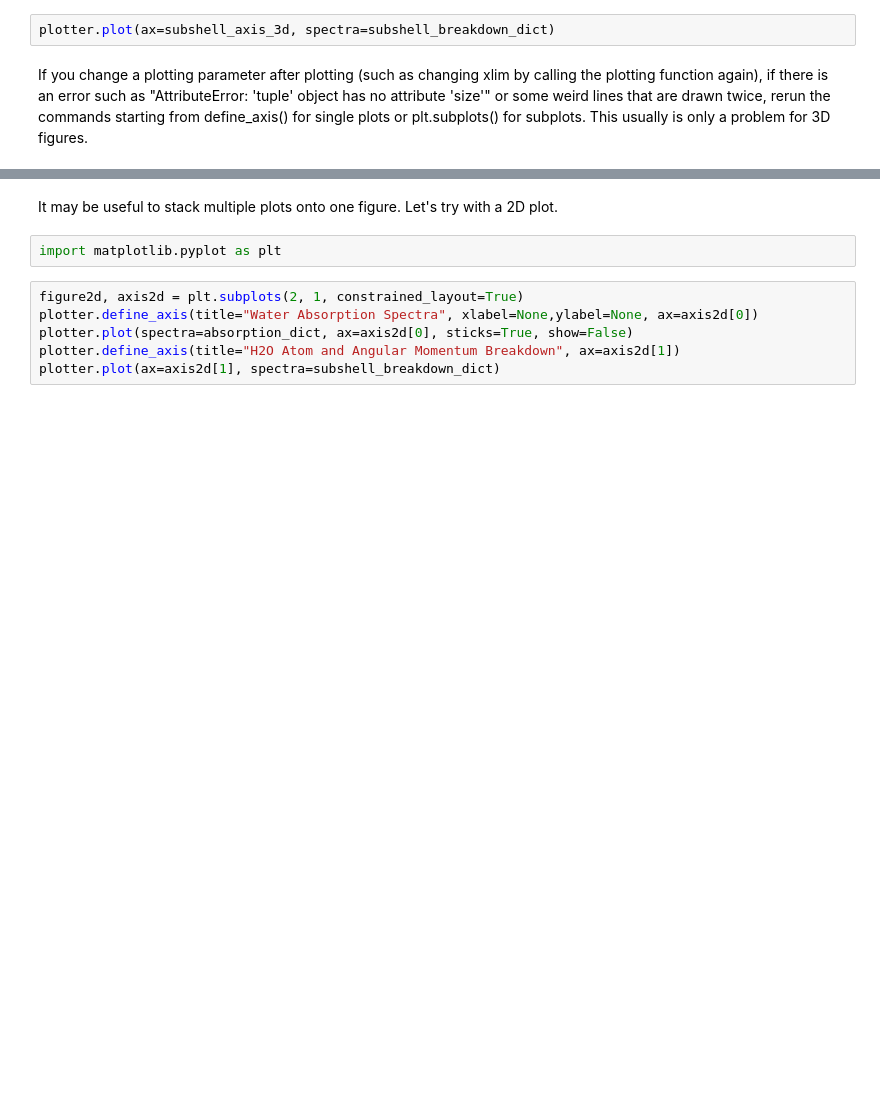
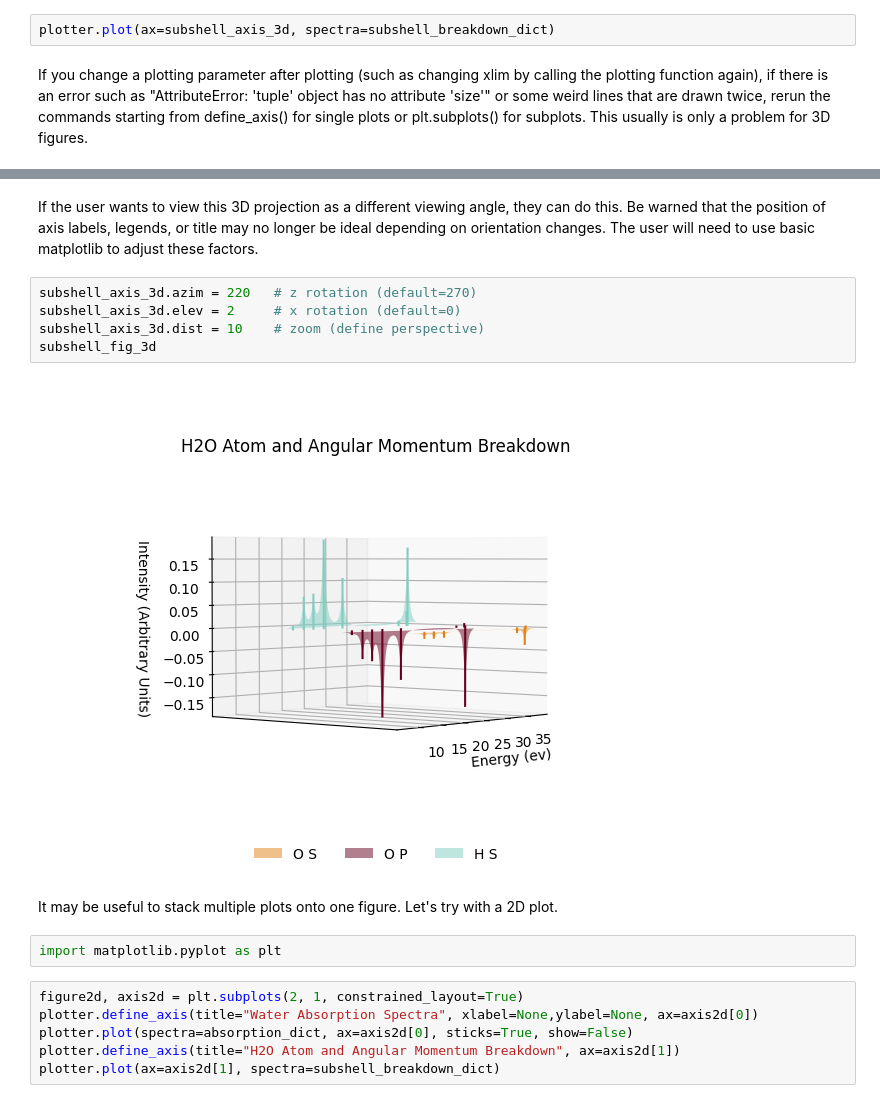
Before and after one commit to xsligroup/fasma_retro, a Jupyter notebook: transition_analysis_example.ipynb, the cells around one changed output, grey strips where cells are left out. Saved outputs shown, nothing was run; the diff lists cells and outputs as text; blank space fills up the shorter version.

Commit message:
Updated plotting notebook

```diff
--- a/transition_analysis_example.ipynb
+++ b/transition_analysis_example.ipynb
@@ -333,3 +333,12 @@ subshell_fig_3d
+# %% [markdown]
+If the user wants to view this 3D projection as a different viewing angle, they can do this. Be warned that the position of axis labels, legends, or title may no longer be ideal depending on orientation changes. The user will need to use basic matplotlib to adjust these factors.
+# %%
+subshell_axis_3d.azim = 220   # z rotation (default=270)
+subshell_axis_3d.elev = 2     # x rotation (default=0)
+subshell_axis_3d.dist = 10    # zoom (define perspective)
+subshell_fig_3d
+# %% [output]
+[figure, added]
 # %% [markdown]
 It may be useful to stack multiple plots onto one figure. Let's try with a 2D plot.
 # %%
```
Also changed, not shown: parts of 5 cells of this notebook, 1 other file.
